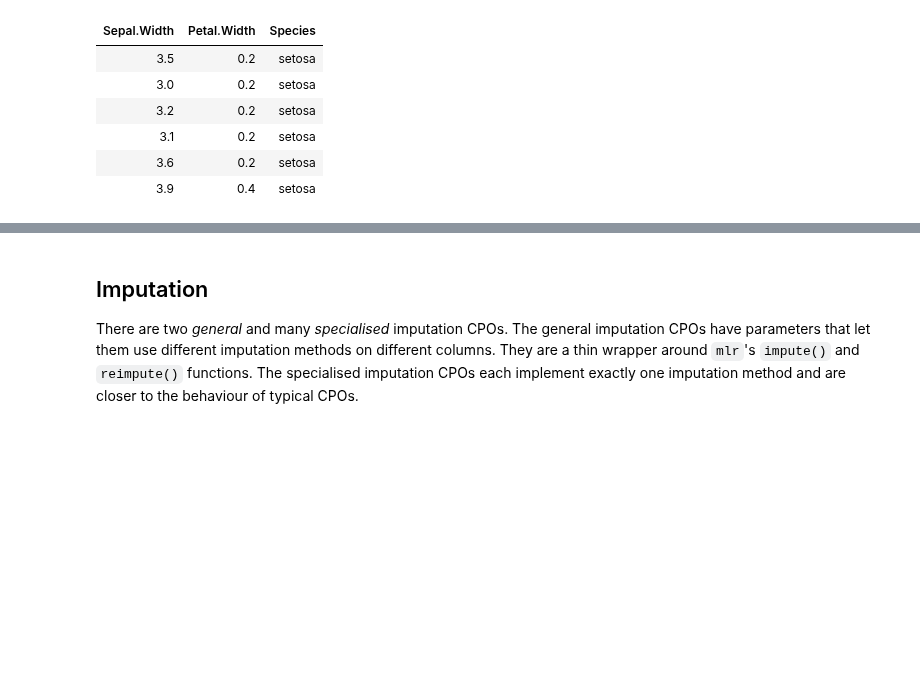
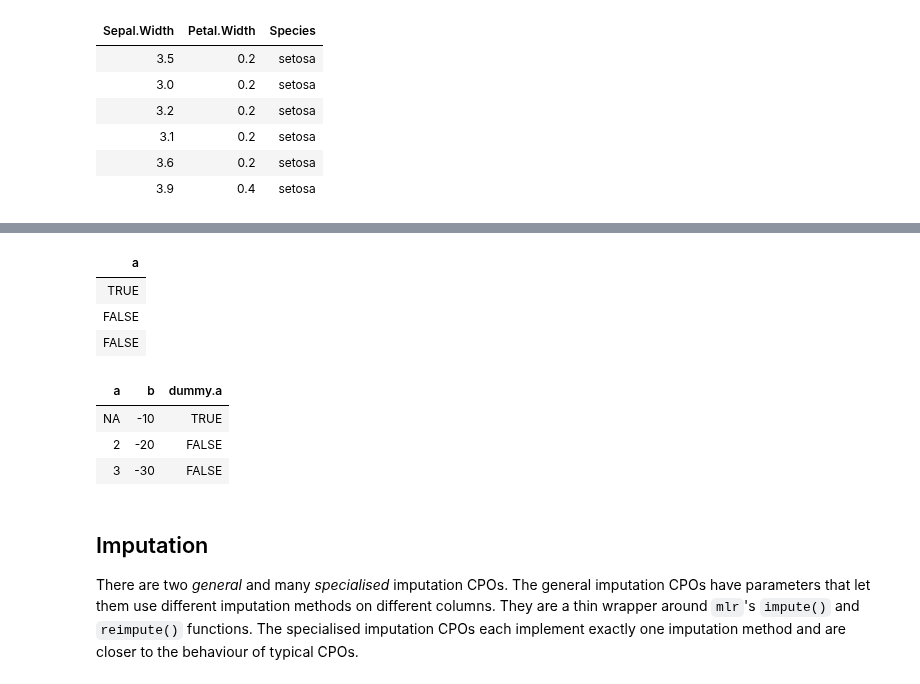
Before and after one commit to mlr-org/mlrCPO, a Jupyter notebook: todo-files/CPO Vignette.ipynb, the cells around one changed output, grey strips where cells are left out. Saved outputs shown, nothing was run; the diff lists cells and outputs as text; code cells hidden in the pictures; blank space fills up the shorter version.

```diff
--- a/todo-files/CPO Vignette.ipynb
+++ b/todo-files/CPO Vignette.ipynb
@@ -827,3 +903,15 @@ head(iris %>>% cpoSelect(pattern = "Width", type = "factor"))
+# %%
+impdata %>>% cpoMissingIndicators()
+impdata %>>% cpoCbind(NULLCPO, dummy = cpoMissingIndicators())
+# %% [output]
+| a |
+| TRUE |
+| FALSE |
+| FALSE |
+| a | b | dummy.a |
+| NA | -10 | TRUE |
+| 2 | -20 | FALSE |
+| 3 | -30 | FALSE |
 # %% [markdown]
 ## Imputation
 There are two *general* and many *specialised* imputation CPOs. The general imputation CPOs have parameters that let them use different imputation methods on different columns. They are a thin wrapper around `mlr`'s `impute()` and `reimpute()` functions. The specialised imputation CPOs each implement exactly one imputation method and are closer to the behaviour of typical CPOs.
```
Also changed, not shown: parts of 24 cells of this notebook, 3 other files.
